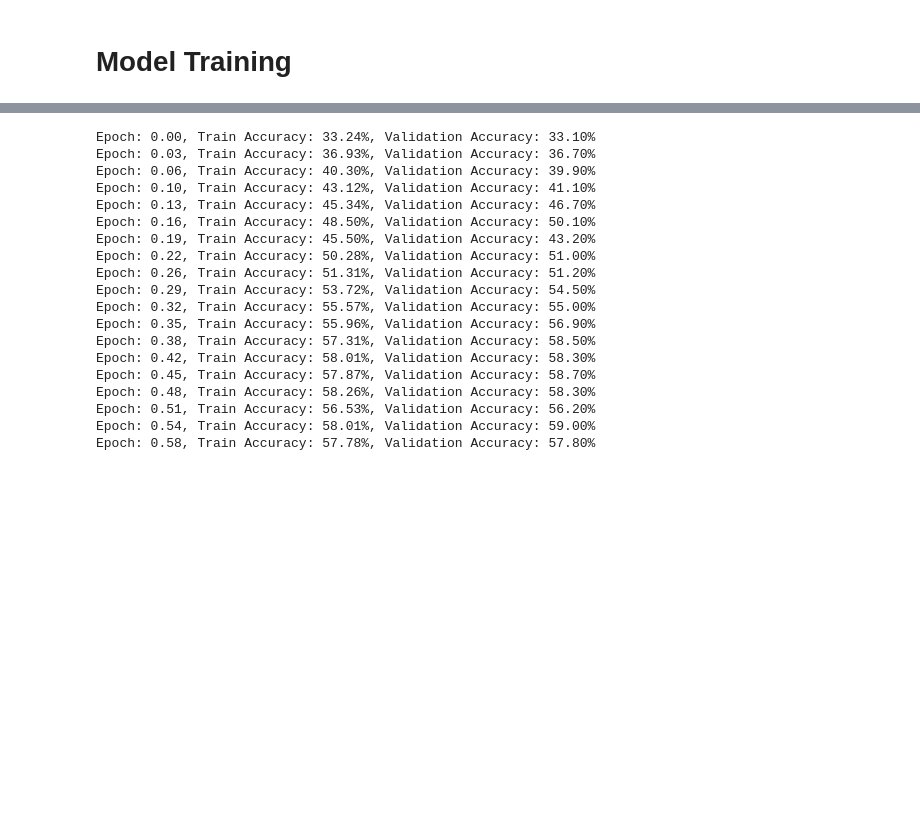
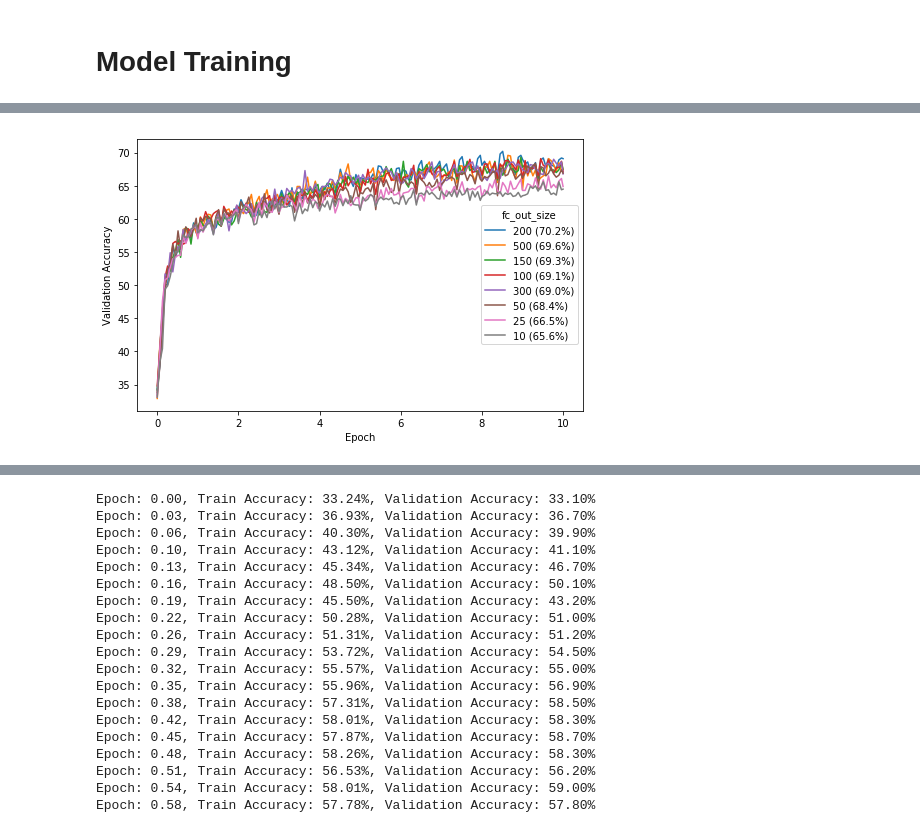
Before and after one commit to nyjgary/nlp-snli, a Jupyter notebook: nlp-snli.ipynb, the cells around one changed output, grey strips where cells are left out. Cells and saved outputs as stored; diff of their text form; code cells hidden in the pictures; blank space fills up the shorter version.

```diff
--- a/nlp-snli.ipynb
+++ b/nlp-snli.ipynb
@@ -567,0 +569,3 @@ KeyboardInterrupt:
+# %%
+rnn_fc_out_size_exps = summarize_results(load_experiment_log(experiment_name='RNN_fc_out_sizes_10epoch', filename=RESULTS_LOG))
+rnn_fc_out_size_exps[['fc_out_size', 'num_epochs', 'runtime', 'val_acc']]
@@ -567,0 +582,4 @@ KeyboardInterrupt:
+# %%
+plot_multiple_learning_curves(rnn_fc_out_size_exps, 'fc_out_size', legend_loc='right')
+# %% [output]
+[figure, added]
```
Also changed, not shown: parts of 16 cells of this notebook.
